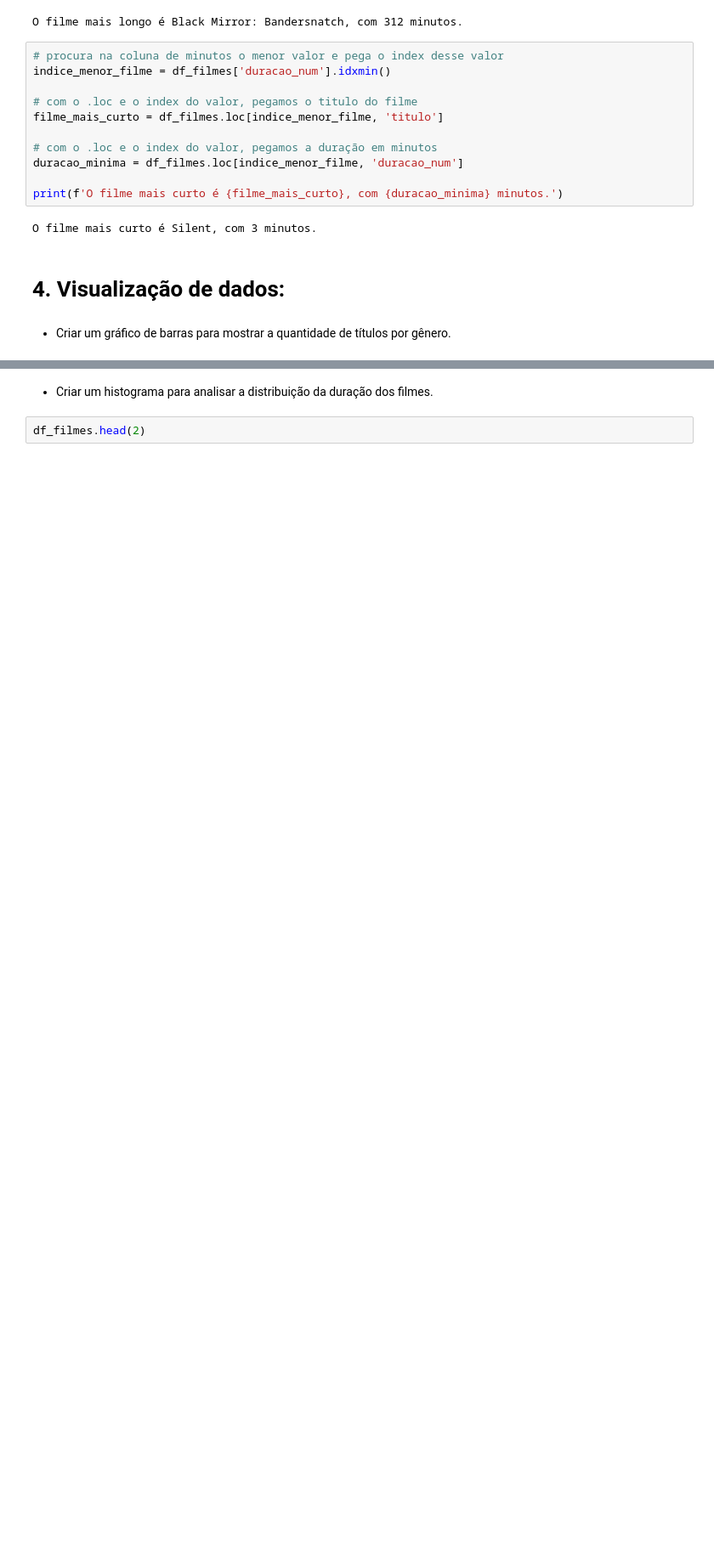
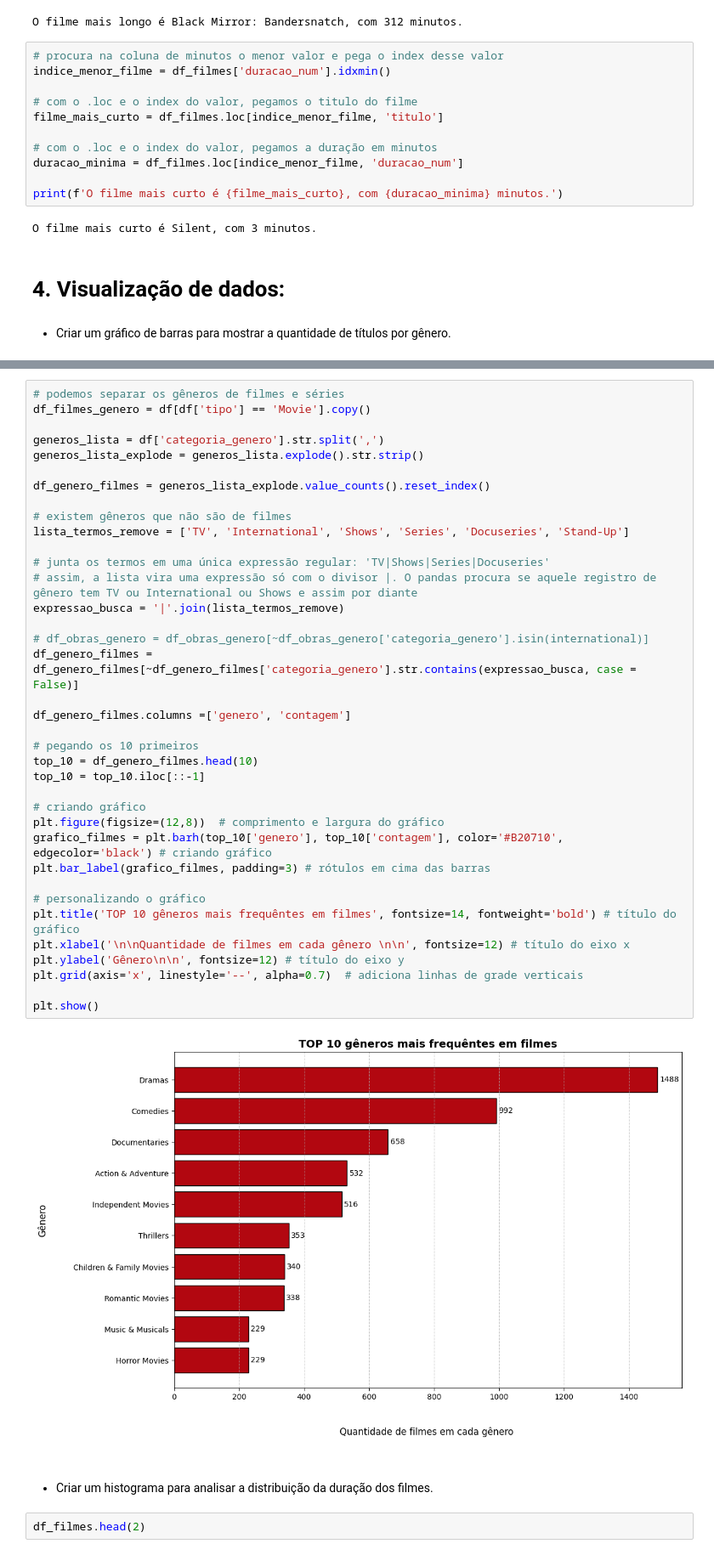
Before and after one commit to i-malur/bootcamp-dados-desafio-python-2, a Jupyter notebook: [MALU_RESPOSTAS]_Challenge_Frequência_e_Medidas.ipynb, the cells around one changed output, grey strips where cells are left out. Shown at 85% size. Cells and saved outputs as stored; diff of their text form; blank space fills up the shorter version.

```diff
--- a/[MALU_RESPOSTAS]_Challenge_Frequência_e_Medidas.ipynb
+++ b/[MALU_RESPOSTAS]_Challenge_Frequência_e_Medidas.ipynb
@@ -362,3 +351,42 @@ Matrix | Ficção Científica
+# %%
+# podemos separar os gêneros de filmes e séries
+df_filmes_genero = df[df['tipo'] == 'Movie'].copy()
+
+generos_lista = df['categoria_genero'].str.split(',')
+generos_lista_explode = generos_lista.explode().str.strip()
+
+df_genero_filmes = generos_lista_explode.value_counts().reset_index()
+
+# existem gêneros que não são de filmes
+lista_termos_remove = ['TV', 'International', 'Shows', 'Series', 'Docuseries', 'Stand-Up']
+
+# junta os termos em uma única expressão regular: 'TV|Shows|Series|Docuseries'
+# assim, a lista vira uma expressão só com o divisor |. O pandas procura se aquele registro de gênero tem TV ou International ou Shows e assim por diante
+expressao_busca = '|'.join(lista_termos_remove)
+
+# df_obras_genero = df_obras_genero[~df_obras_genero['categoria_genero'].isin(international)]
+df_genero_filmes = df_genero_filmes[~df_genero_filmes['categoria_genero'].str.contains(expressao_busca, case = False)]
+
+df_genero_filmes.columns =['genero', 'contagem']
+
+# pegando os 10 primeiros
+top_10 = df_genero_filmes.head(10)
+top_10 = top_10.iloc[::-1]
+
+# criando gráfico
+plt.figure(figsize=(12,8))  # comprimento e largura do gráfico
+grafico_filmes = plt.barh(top_10['genero'], top_10['contagem'], color='#B20710', edgecolor='black') # criando gráfico
+plt.bar_label(grafico_filmes, padding=3) # rótulos em cima das barras
+
+# personalizando o gráfico
+plt.title('TOP 10 gêneros mais frequêntes em filmes', fontsize=14, fontweight='bold') # título do gráfico
+plt.xlabel('\n\nQuantidade de filmes em cada gênero \n\n', fontsize=12) # título do eixo x
+plt.ylabel('Gênero\n\n', fontsize=12) # título do eixo y
+plt.grid(axis='x', linestyle='--', alpha=0.7)  # adiciona linhas de grade verticais
+
+plt.show()
+# %% [output]
+[figure, added]
 # %% [markdown]
 * Criar um histograma para analisar a distribuição da duração dos
 filmes.
```
Also changed, not shown: parts of 9 cells of this notebook.
